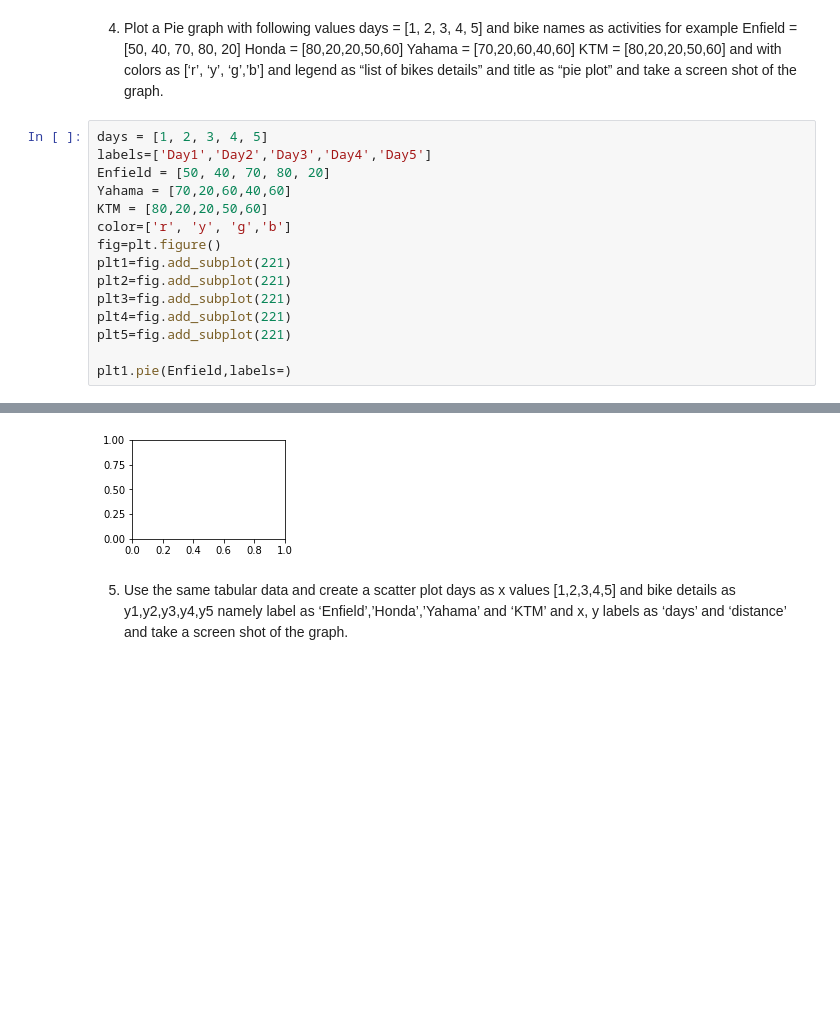
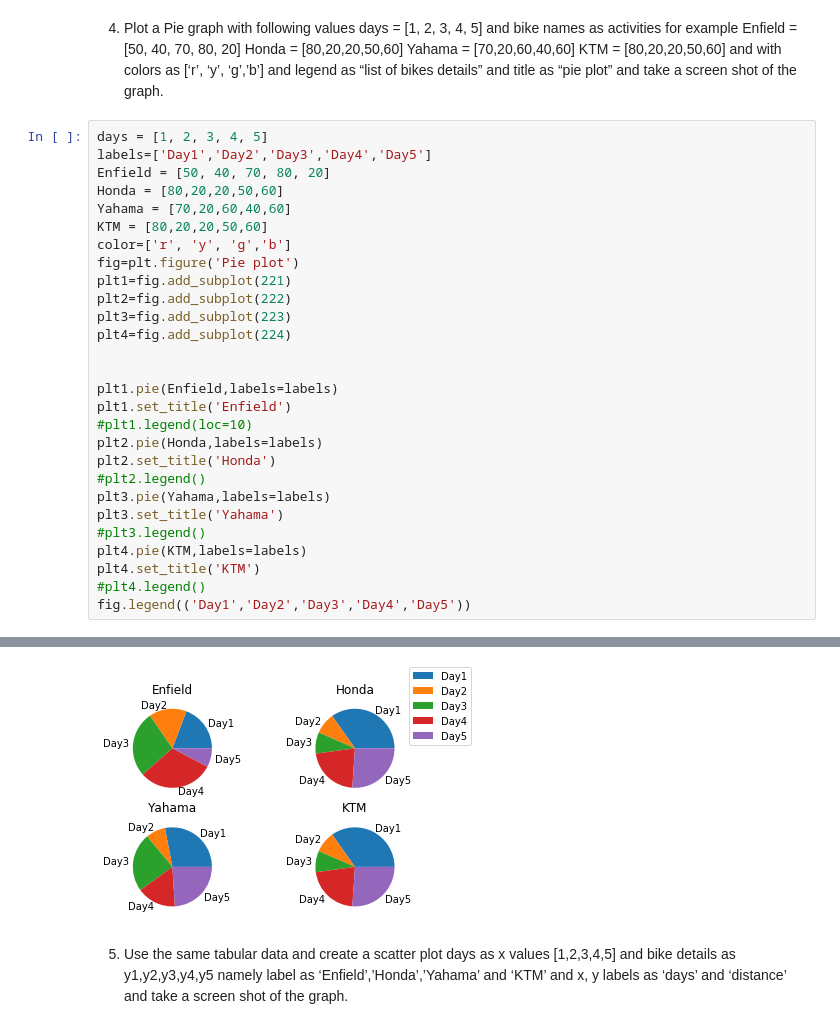
Before and after one commit to venkat2ram/Python, a Jupyter notebook: Asgn2_matplotlib.ipynb, the cells around one changed output, grey strips where cells are left out. Saved outputs shown, nothing was run; the diff lists cells and outputs as text; blank space fills up the shorter version.

```diff
--- a/Asgn2_matplotlib.ipynb
+++ b/Asgn2_matplotlib.ipynb
@@ -45,15 +45,28 @@ plt.show()
 days = [1, 2, 3, 4, 5]
 labels=['Day1','Day2','Day3','Day4','Day5']
 Enfield = [50, 40, 70, 80, 20]
+Honda = [80,20,20,50,60]
 Yahama = [70,20,60,40,60]
 KTM = [80,20,20,50,60]
 color=['r', 'y', 'g','b']
-fig=plt.figure()
+fig=plt.figure('Pie plot')
 plt1=fig.add_subplot(221)
-plt2=fig.add_subplot(221)
-plt3=fig.add_subplot(221)
-plt4=fig.add_subplot(221)
-plt5=fig.add_subplot(221)
+plt2=fig.add_subplot(222)
+plt3=fig.add_subplot(223)
+plt4=fig.add_subplot(224)
 
-plt1.pie(Enfield,labels=)
+
+plt1.pie(Enfield,labels=labels)
+plt1.set_title('Enfield')
+#plt1.legend(loc=10)
+plt2.pie(Honda,labels=labels)
+plt2.set_title('Honda')
+#plt2.legend()
+plt3.pie(Yahama,labels=labels)
+plt3.set_title('Yahama')
+#plt3.legend()
+plt4.pie(KTM,labels=labels)
+plt4.set_title('KTM')
+#plt4.legend()
+fig.legend(('Day1','Day2','Day3','Day4','Day5'))
 # %% [output]
@@ -62,4 +74,4 @@ Adding an axes using the same arguments as a previous axes currently reuses the
-[figure, old version]
+[figure, new version]
 # %% [markdown]
 5.	Use the same tabular data and create a scatter plot days as x values [1,2,3,4,5] and bike details as y1,y2,y3,y4,y5 namely label as ‘Enfield’,’Honda’,’Yahama’ and ‘KTM’ and x, y labels as ‘days’ and ‘distance’ and take a screen shot of the graph.
 # %%
```
Also changed, not shown: parts of 1 cell of this notebook.
